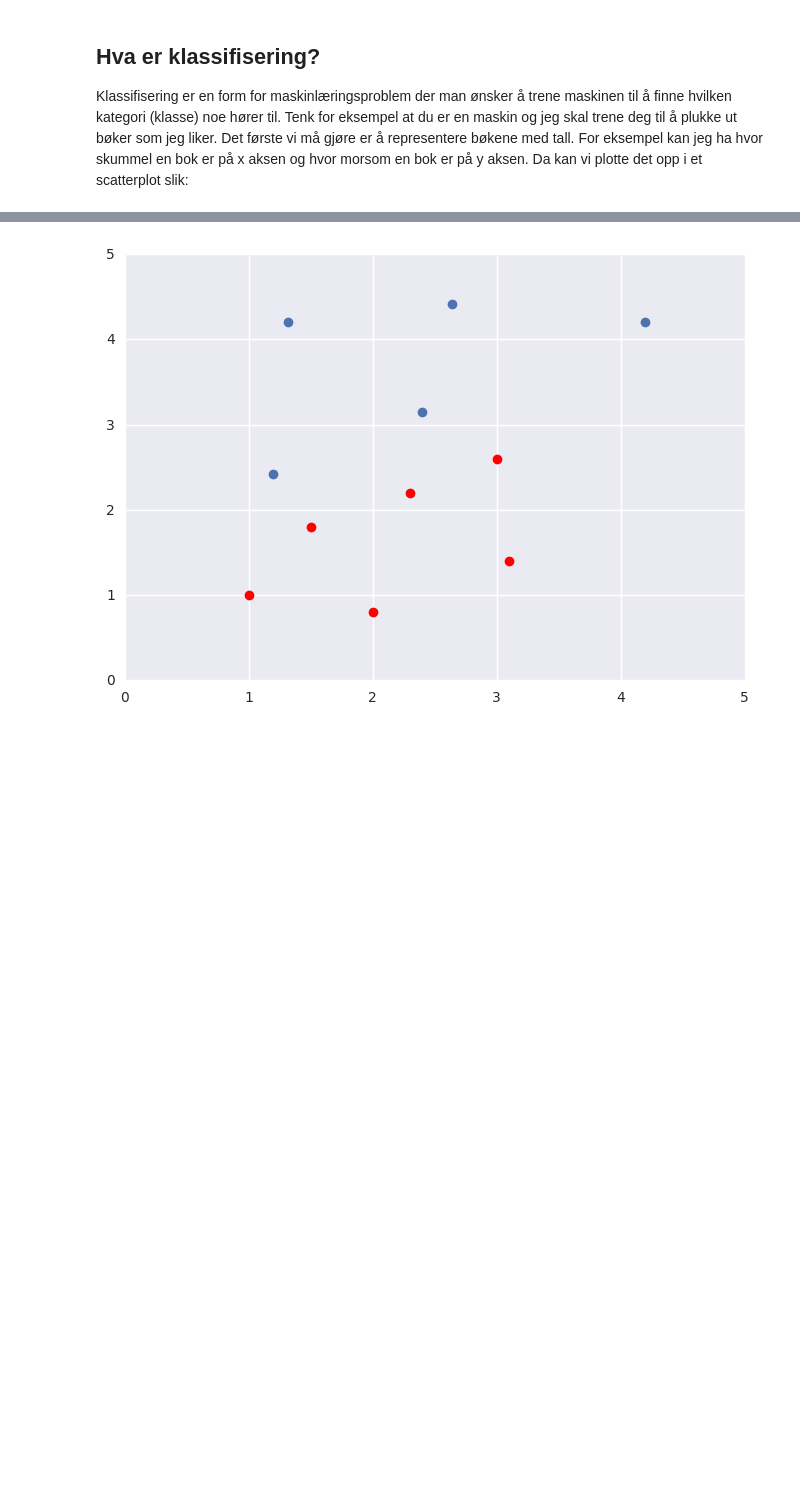
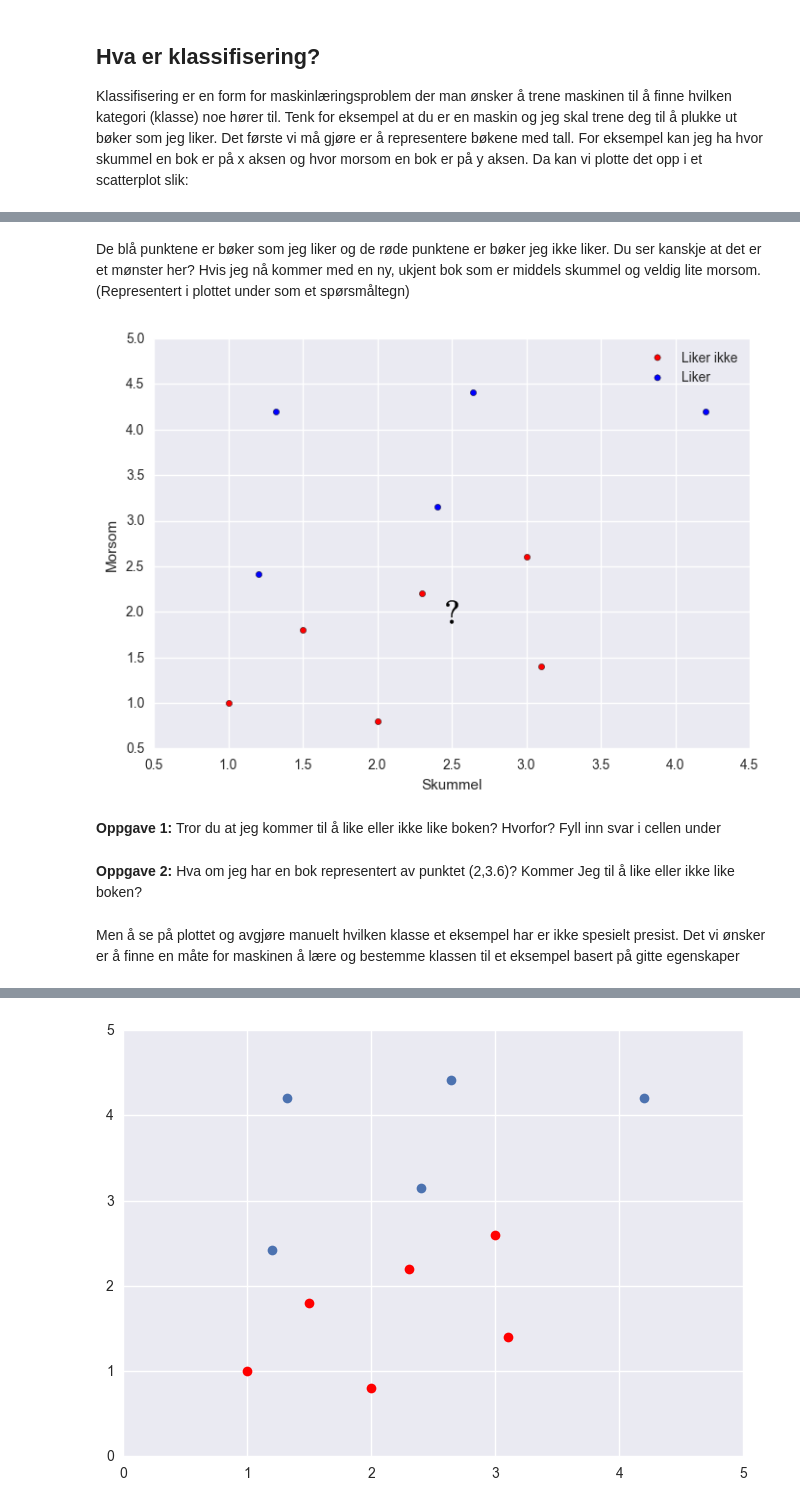
Before and after one commit to MarieRoald/MLkurs, a Jupyter notebook: notebooks/Introduksjon til klassifisering.ipynb, the cells around one changed output, grey strips where cells are left out. Cells and saved outputs as stored; diff of their text form; code cells hidden in the pictures; blank space fills up the shorter version.

```diff
--- a/notebooks/Introduksjon til klassifisering.ipynb
+++ b/notebooks/Introduksjon til klassifisering.ipynb
@@ -15,0 +38,18 @@ Klassifisering er en form for maskinlæringsproblem der man ønsker å trene mas
+# %% [markdown]
+De blå punktene er bøker som jeg liker og de røde punktene er bøker jeg ikke liker. Du ser kanskje at det er et mønster her? Hvis jeg nå kommer med en ny, ukjent bok som er middels skummel og veldig lite morsom. (Representert i plottet under som et spørsmåltegn)
+# %%
+figure()
+
+scatter(data_klasse1['Skummel'], data_klasse1['Morsom'], c='r', label='Liker ikke')
+scatter(data_klasse2['Skummel'], data_klasse2['Morsom'], c='b', label='Liker')
+scatter(2.5,2,c='k',s=300,marker='$?$')
+
+xlabel('Skummel')
+ylabel('Morsom')
+
+legend()
+show()
+# %% [output]
+[figure, added]
+# %% [markdown]
+**Oppgave 1:** Tror du at jeg kommer til å like eller ikke like boken? Hvorfor? Fyll inn svar i cellen under
@@ -15,0 +58,2 @@ Klassifisering er en form for maskinlæringsproblem der man ønsker å trene mas
+# %% [markdown]
+**Oppgave 2:** Hva om jeg har en bok representert av punktet (2,3.6)? Kommer Jeg til å like eller ikke like boken?
@@ -15,0 +62,2 @@ Klassifisering er en form for maskinlæringsproblem der man ønsker å trene mas
+# %% [markdown]
+Men å se på plottet og avgjøre manuelt hvilken klasse et eksempel har er ikke spesielt presist. Det vi ønsker er å finne en måte for maskinen å lære og bestemme klassen til et eksempel basert på gitte egenskaper
```
Also changed, not shown: parts of 33 cells of this notebook, 2 other files.
